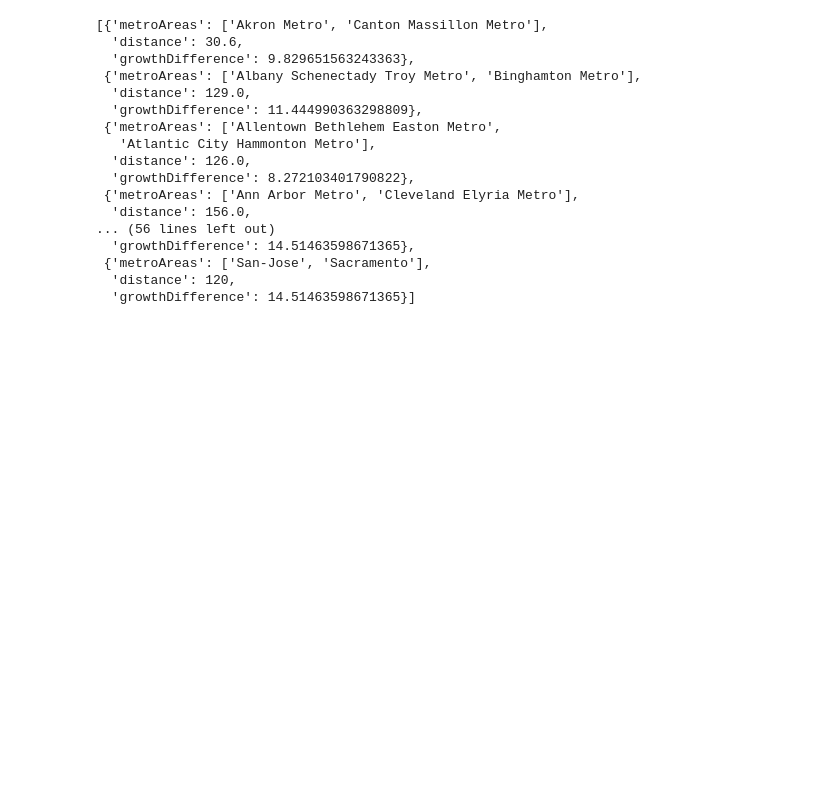
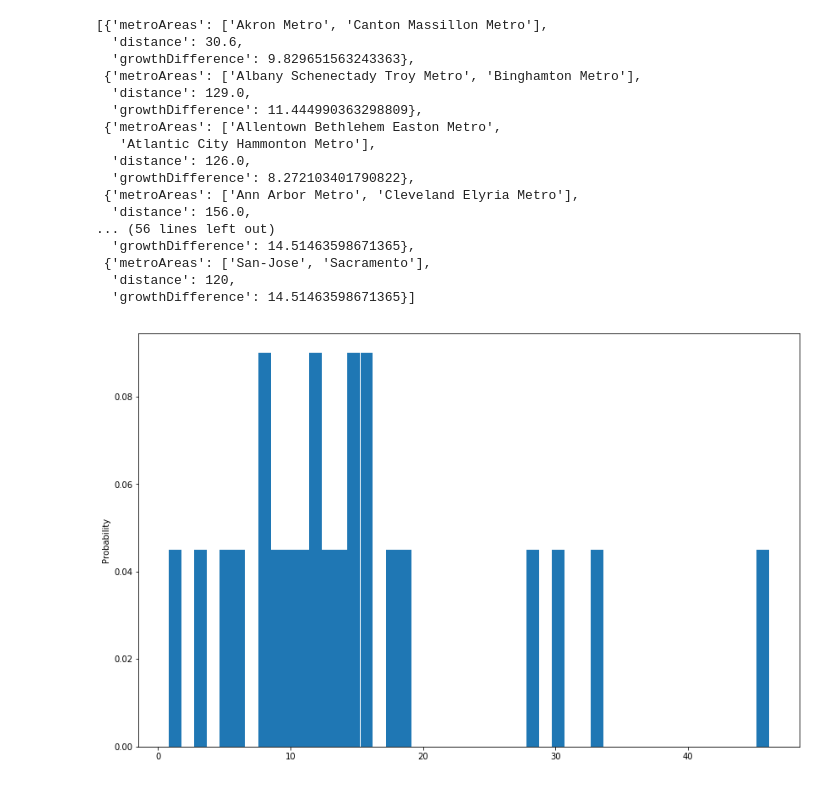
Before and after one commit to mrcjbf/project-one-repo, a Jupyter notebook: NotebooksAndData/homePrices.ipynb, the cells around one changed output. Cells and saved outputs as stored; diff of their text form; code cells hidden in the pictures; blank space fills up the shorter version.

```diff
--- a/NotebooksAndData/homePrices.ipynb
+++ b/NotebooksAndData/homePrices.ipynb
@@ -260,3 +264,89 @@ cityDistances
  {'metroAreas': ['San-Jose', 'Sacramento'],
   'distance': 120,
   'growthDifference': 14.51463598671365}]
+# %%
+citDis = [{'metroAreas': ['Akron Metro', 'Canton Massillon Metro'],
+  'distance': 30.6,
+  'growthDifference': 9.829651563243363},
+ {'metroAreas': ['Albany Schenectady Troy Metro', 'Binghamton Metro'],
+  'distance': 129.0,
+  'growthDifference': 11.444990363298809},
+ {'metroAreas': ['Allentown Bethlehem Easton Metro',
+   'Atlantic City Hammonton Metro'],
+  'distance': 126.0,
+  'growthDifference': 8.272103401790822},
+ {'metroAreas': ['Ann Arbor Metro', 'Cleveland Elyria Metro'],
+  'distance': 156.0,
+  'growthDifference': 28.264782118651585},
+ {'metroAreas': ['Appleton Metro', 'Chicago Naperville Elgin Metro'],
+  'distance': 163.0,
+  'growthDifference': 10.688881547389073},
+ {'metroAreas': ['Asheville Metro', 'Charlotte Concord Gastonia Metro'],
+  'distance': 141.0,
+  'growthDifference': 0.7859853151333027},
+ {'metroAreas': ['Atlanta Sandy Springs Roswell Metro',
+   'Augusta Richmond County Metro'],
+  'distance': 158.0,
+  'growthDifference': 33.12553056027164},
+ {'metroAreas': ['Austin Round Rock Metro',
+   'Houston The Woodlands Sugar Land Metro'],
+  'distance': 155.0,
+  'growthDifference': 8.17101828570646},
+ {'metroAreas': ['Bakersfield Metro', 'Fresno Metro'],
+  'distance': 111.0,
+  'growthDifference': 6.2431824445764335},
+ {'metroAreas': ['Baltimore Columbia Towson Metro', 'Flint Metro'],
+  'distance': 51.2,
+  'growthDifference': 46.16168384722005},
+ {'metroAreas': ['Barnstable Town Metro', 'Boston Cambridge Newton Metro'],
+  'distance': 70.2,
+  'growthDifference': 15.913740261983726},
+ {'metroAreas': ['Baton Rouge Metro', 'Jackson Metro'],
+  'distance': 146.0,
+  'growthDifference': 8.814098921276688},
+ {'metroAreas': ['Bend Redmond Metro', 'Eugene Metro'],
+  'distance': 130.0,
+  'growthDifference': 30.57311211682662},
+ {'metroAreas': ['Birmingham Hoover Metro', 'Chattanooga Metro'],
+  'distance': 165.0,
+  'growthDifference': 13.468764496675428},
+ {'metroAreas': ['Boulder Metro', 'Colorado Springs Metro'],
+  'distance': 124.0,
+  'growthDifference': 17.344701219694294},
+ {'metroAreas': ['Bremerton Silverdale Metro', 'Olympia Tumwater Metro'],
+  'distance': 64.9,
+  'growthDifference': 11.993258519340657},
+ {'metroAreas': ['Bridgeport Stamford Norwalk Metro', 'Burlington Metro'],
+  'distance': 155.0,
+  'growthDifference': 5.083351379717698},
+ {'metroAreas': ['Buffalo Cheektowaga Niagara Falls Metro', 'Erie Metro'],
+  'distance': 10.0,
+  'growthDifference': 19.05957069166343},
+ {'metroAreas': ['Burlington South Burlington Metro', 'Glens Falls Metro'],
+  'distance': 93.7,
+  'growthDifference': 3.513753166636077},
+ {'metroAreas': ['Cape Coral Fort Myers Metro', 'Chico Metro'],
+  'distance': 1.7,
+  'growthDifference': 12.670214835438735},
+ {'metroAreas': ['Seattle', 'Portland'],
+  'distance': 175,
+  'growthDifference': 15.79812604069653},
+ {'metroAreas': ['San-Antonio', 'Austin'],
+  'distance': 80,
+  'growthDifference': 14.51463598671365},
+ {'metroAreas': ['San-Jose', 'Sacramento'],
+  'distance': 120,
+  'growthDifference': 14.51463598671365}]
+
+citDisses = []
+citPairs = []
+
+for cd in citDis:
+    citDisses.append(cd['growthDifference'])
+    citPairs.append(cd['metroAreas'][0]+"/"+cd['metroAreas'][1])
+
+colors = ['lime']
+plt.hist(citDisses, normed=True, bins=47, rwidth=0.99)
+plt.ylabel('Probability');
+# %% [output]
+[figure, added]
```
Also changed, not shown: parts of 2 cells of this notebook.
